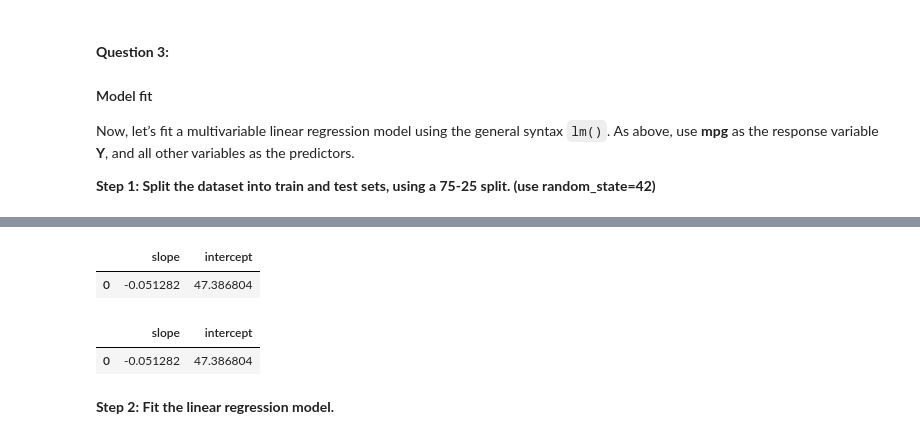
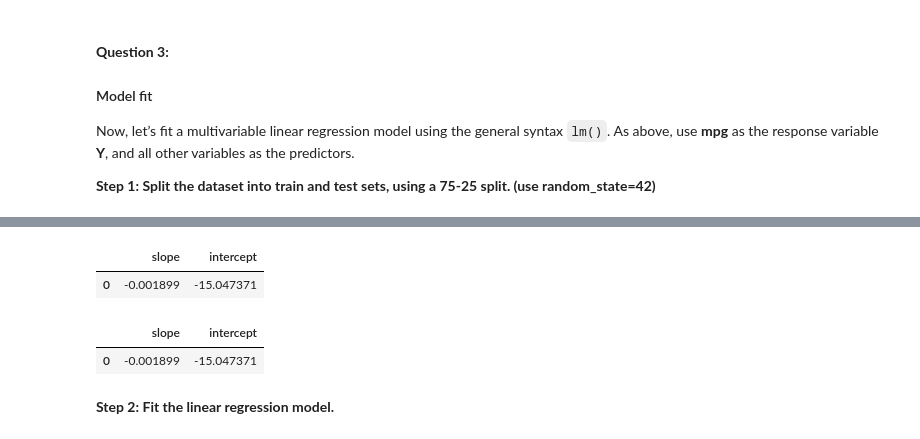
Before and after one commit to ZoeAckah/LCR, a Jupyter notebook: 02_activities/assignments/assignment_2.ipynb, the cells around one changed output, grey strips where cells are left out. Drawn from its saved outputs; the diff is of its cells as text; code cells hidden in the pictures.

```diff
--- a/02_activities/assignments/assignment_2.ipynb
+++ b/02_activities/assignments/assignment_2.ipynb
@@ -207,30 +207,30 @@ Data columns (total 9 columns):
 dtypes: float64(4), int64(3), object(2)
 memory usage: 23.0+ KB
 # %%
-mpg_predictors = mpg_data_train[["horsepower", "weight", "displacement","acceleration", "cylinders"]]
+mpg_predictors = mpg_data_train[["horsepower", "weight", "displacement","acceleration", "cylinders", "model_year"]]
 
 lm = LinearRegression()
 lm.fit(
-   X = mpg_data_train[["horsepower","weight", "displacement","acceleration", "cylinders"]],
+   X = mpg_data_train[["horsepower","weight", "displacement","acceleration", "cylinders", "model_year"]],
    y = mpg_data_train["mpg"]
 )
 pd.DataFrame({"slope": [lm.coef_[0]], "intercept": [lm.intercept_]})
 # %% [output]
 |  | slope | intercept |
-| 0 | -0.051282 | 47.386804 |
+| 0 | -0.001899 | -15.047371 |
 # %%
 
-mpg_predictors = mpg_data_train[["horsepower", "weight", "displacement","acceleration", "cylinders" ]]
+mpg_predictors = mpg_data_train[["horsepower", "weight", "displacement","acceleration", "cylinders", "model_year"]]
 
 lm = LinearRegression()
 lm.fit(
-   X = mpg_data_train[["horsepower", "weight", "displacement","acceleration", "cylinders" ]],
+   X = mpg_data_train[["horsepower", "weight", "displacement","acceleration", "cylinders", "model_year"]],
    y = mpg_data_train["mpg"]
 )
 pd.DataFrame({"slope": [lm.coef_[0]], "intercept": [lm.intercept_]})
 # %% [output]
 |  | slope | intercept |
-| 0 | -0.051282 | 47.386804 |
+| 0 | -0.001899 | -15.047371 |
 # %% [markdown]
 **Step 2: Fit the linear regression model.**
 # %%
```
Also changed, not shown: parts of 7 cells of this notebook.
